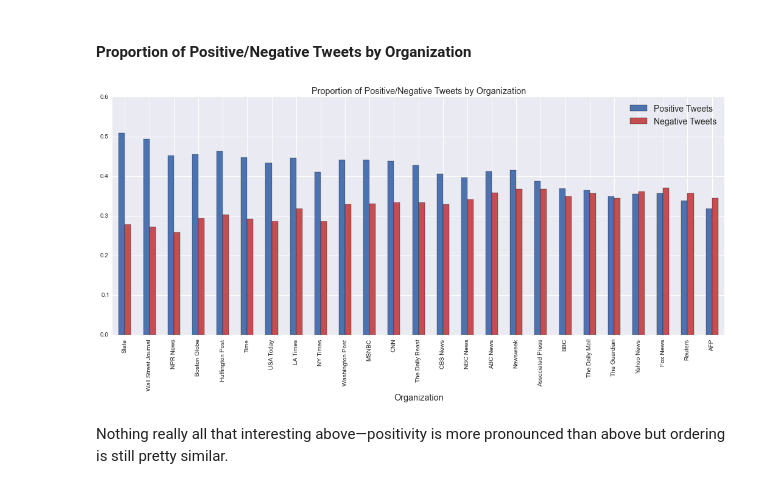
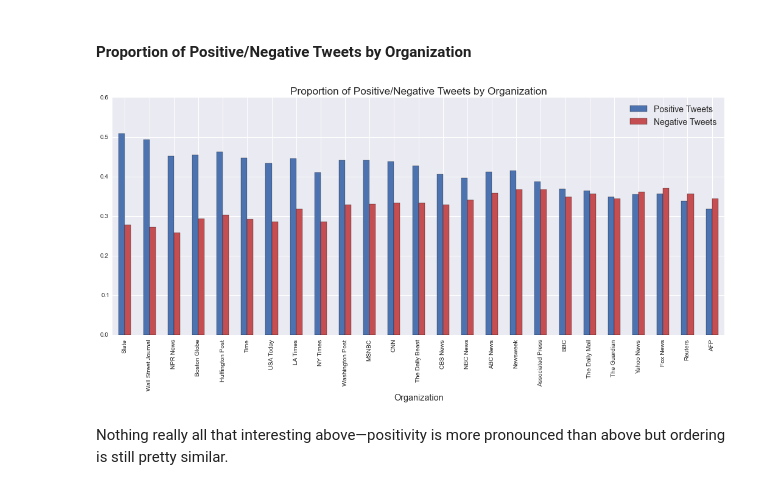
Before and after one commit to micahlanier/social-news, a Jupyter notebook: src/sentiment/sentimentExploration.ipynb, the cells around one changed output. Saved outputs shown, nothing was run; the diff lists cells and outputs as text; code cells hidden in the pictures.

```diff
--- a/src/sentiment/sentimentExploration.ipynb
+++ b/src/sentiment/sentimentExploration.ipynb
@@ -243,15 +244,15 @@ orgSents.sort('posNegDiff',ascending=False,inplace=True)
 # %%
 # Data and plot.
 ax = orgSents.iloc[:,[4,3]].plot(kind='bar', color=[snsColorNeg,snsColorPos])
 ax.lines[0].remove()
 # Title and labels.
-ax.set_title('Proportion of Positive/Negative Tweets by Organization',size='x-large')
+ax.set_title('Proportion of Positive/Negative Tweets by Organization',size='xx-large')
 ax.set_xlabel('Organization',size='x-large')
 # Fix legends.
 plt.legend(['Positive Tweets','Negative Tweets'],prop={'size':14})
 pass
 # %% [output]
-[figure, old version]
+[figure, new version]
 # %% [markdown]
 Nothing really all that interesting above—positivity is more pronounced than above but ordering is still pretty similar.
 # %% [markdown]
```
Also changed, not shown: parts of 2 cells of this notebook.
